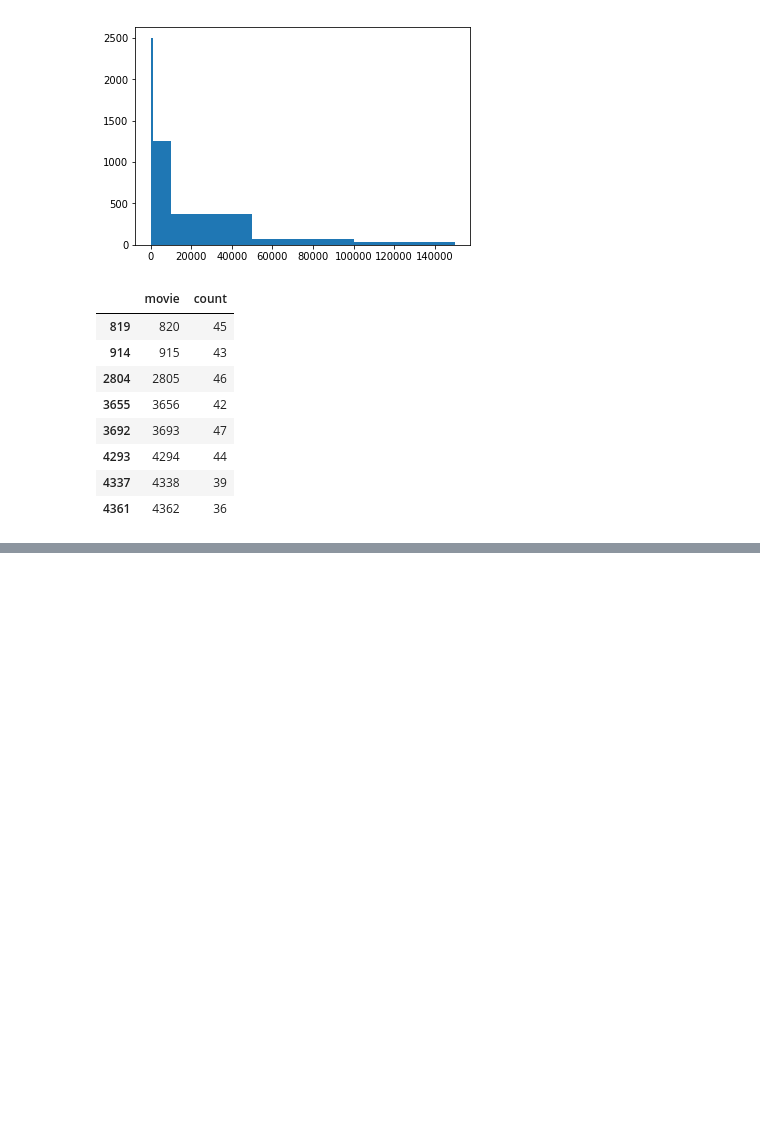
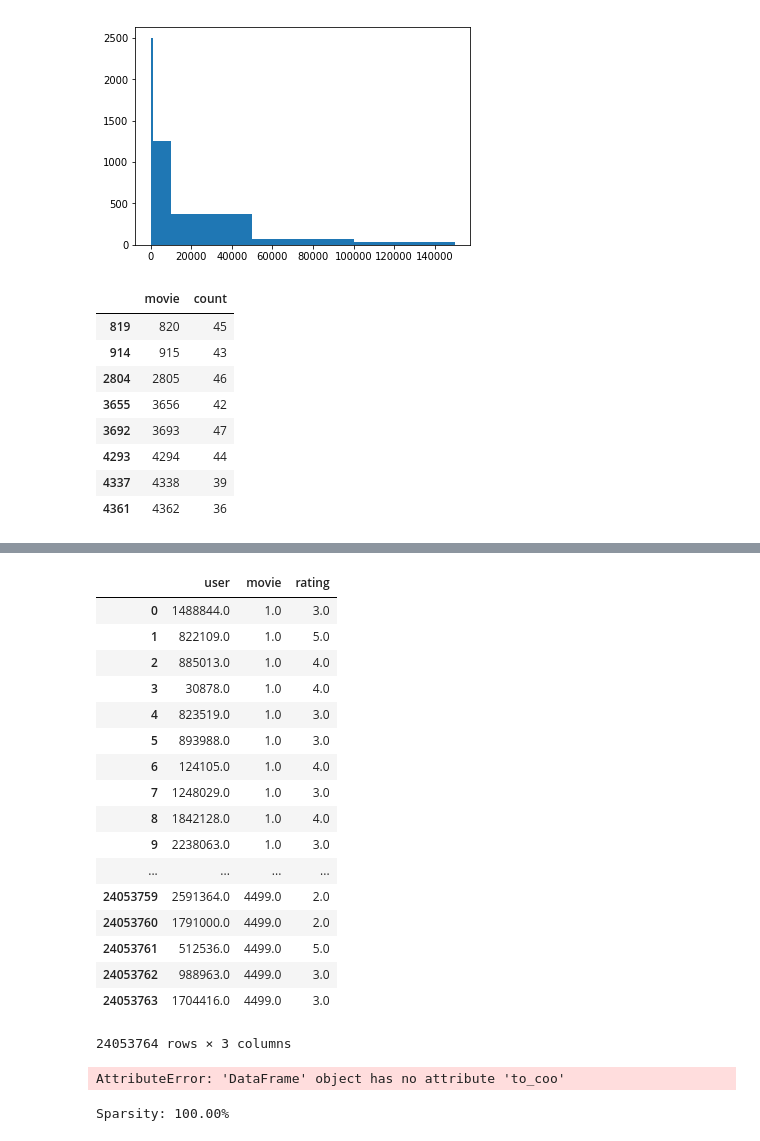
Before and after one commit to SnowWindSaveYou/UTS_ML2019_99151300, a Jupyter notebook: A2_exploration_and_modeling.ipynb, the cells around one changed output, grey strips where cells are left out. Saved outputs shown, nothing was run; the diff lists cells and outputs as text; code cells hidden in the pictures; blank space fills up the shorter version.

```diff
--- a/A2_exploration_and_modeling.ipynb
+++ b/A2_exploration_and_modeling.ipynb
@@ -172,0 +190,34 @@ movie_popularity[movie_popularity["count"]<50]
+# %%
+#mg_df = pd.merge(df,user_activity,how='left',on='user')
+df = pd.read_csv('./dataset/formated_1.csv',
+                 header = 0,
+                 names = ['user', 'rating','movie'],
+                 usecols = [0,2,1])
+df['rating']=df['rating'].astype(float)
+df['movie']=df['movie'].astype(float)
+df['user']=df['user'].astype(float)
+# %%
+df[['user','movie','rating']]
+# %% [output]
+|  | user | movie | rating |
+| 0 | 1488844.0 | 1.0 | 3.0 |
+| 1 | 822109.0 | 1.0 | 5.0 |
+| 2 | 885013.0 | 1.0 | 4.0 |
+| 3 | 30878.0 | 1.0 | 4.0 |
+| 4 | 823519.0 | 1.0 | 3.0 |
+| 5 | 893988.0 | 1.0 | 3.0 |
+| 6 | 124105.0 | 1.0 | 4.0 |
+| 7 | 1248029.0 | 1.0 | 3.0 |
+| 8 | 1842128.0 | 1.0 | 4.0 |
+| 9 | 2238063.0 | 1.0 | 3.0 |
+| ... | ... | ... | ... |
+| 24053759 | 2591364.0 | 4499.0 | 2.0 |
+| 24053760 | 1791000.0 | 4499.0 | 2.0 |
+| 24053761 | 512536.0 | 4499.0 | 5.0 |
+| 24053762 | 988963.0 | 4499.0 | 3.0 |
+| 24053763 | 1704416.0 | 4499.0 | 3.0 |
+24053764 rows × 3 columns
+# %%
+sparse_matrix = scipy.sparse.csr_matrix(df[['user','movie','rating']].to_coo())
+# %% [output]
+AttributeError: 'DataFrame' object has no attribute 'to_coo'
@@ -172,0 +226,7 @@ movie_popularity[movie_popularity["count"]<50]
+# %%
+sparsity = float(len(sparse_matrix.nonzero()[0]))
+sparsity /= (sparse_matrix.shape[0] * sparse_matrix.shape[1])
+sparsity *= 100
+print ('Sparsity: {:4.2f}%'.format(sparsity))
+# %% [output]
+Sparsity: 100.00%
```
Also changed, not shown: parts of 21 cells of this notebook, 10 other files.
